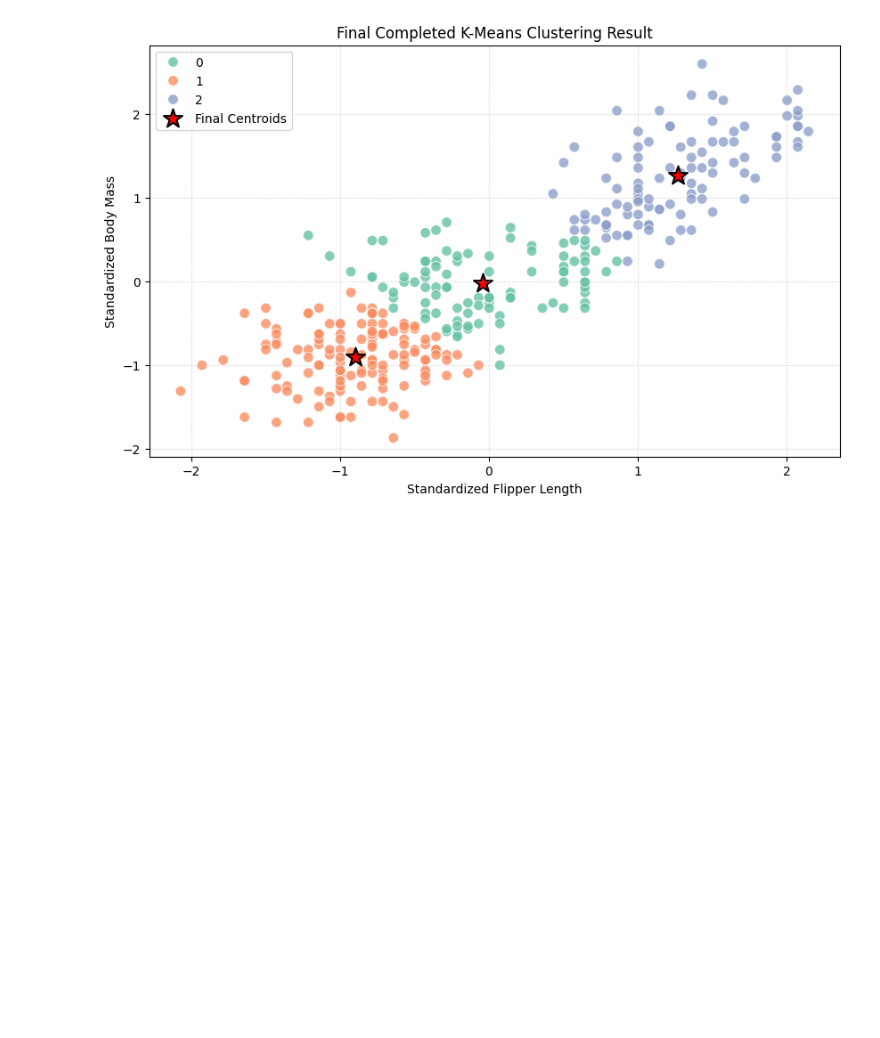
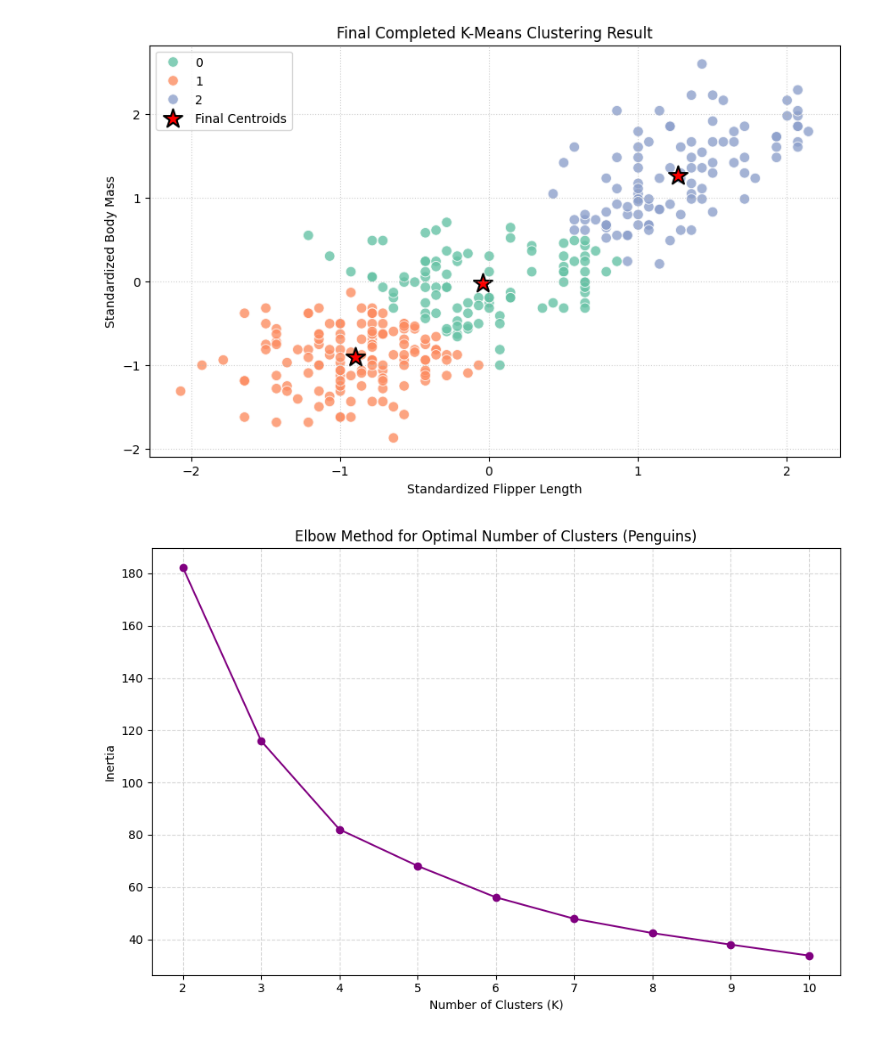
Before and after one commit to mithulkannan17/Machine_learning_2, a Jupyter notebook: K_Means_clustering.ipynb, the cells around one changed output. Saved outputs shown, nothing was run; the diff lists cells and outputs as text; code cells hidden in the pictures; blank space fills up the shorter version.

Commit message:
updated with elbow method

```diff
--- a/K_Means_clustering.ipynb
+++ b/K_Means_clustering.ipynb
@@ -341,3 +341,27 @@ plt.show()
 # %% [output]
 [figure]
 [figure]
+# %%
+from sklearn.cluster import KMeans
+
+# Calculate inertia for different values of K on the penguins dataset
+penguin_inertia = []
+K_range_penguins = range(2, 11)
+
+for k_val in K_range_penguins:
+    km = KMeans(n_clusters=k_val, random_state=42, n_init=10)
+    km.fit(X_scaled)
+    penguin_inertia.append(km.inertia_)
+
+# Plot the Elbow Method
+plt.figure(figsize=(9, 6))
+plt.plot(K_range_penguins, penguin_inertia, marker='o', color='purple')
+plt.title('Elbow Method for Optimal Number of Clusters (Penguins)')
+plt.xlabel('Number of Clusters (K)')
+plt.ylabel('Inertia')
+plt.xticks(K_range_penguins)
+plt.grid(True, linestyle='--', alpha=0.5)
+plt.tight_layout()
+plt.show()
+# %% [output]
+[figure, added]
```
